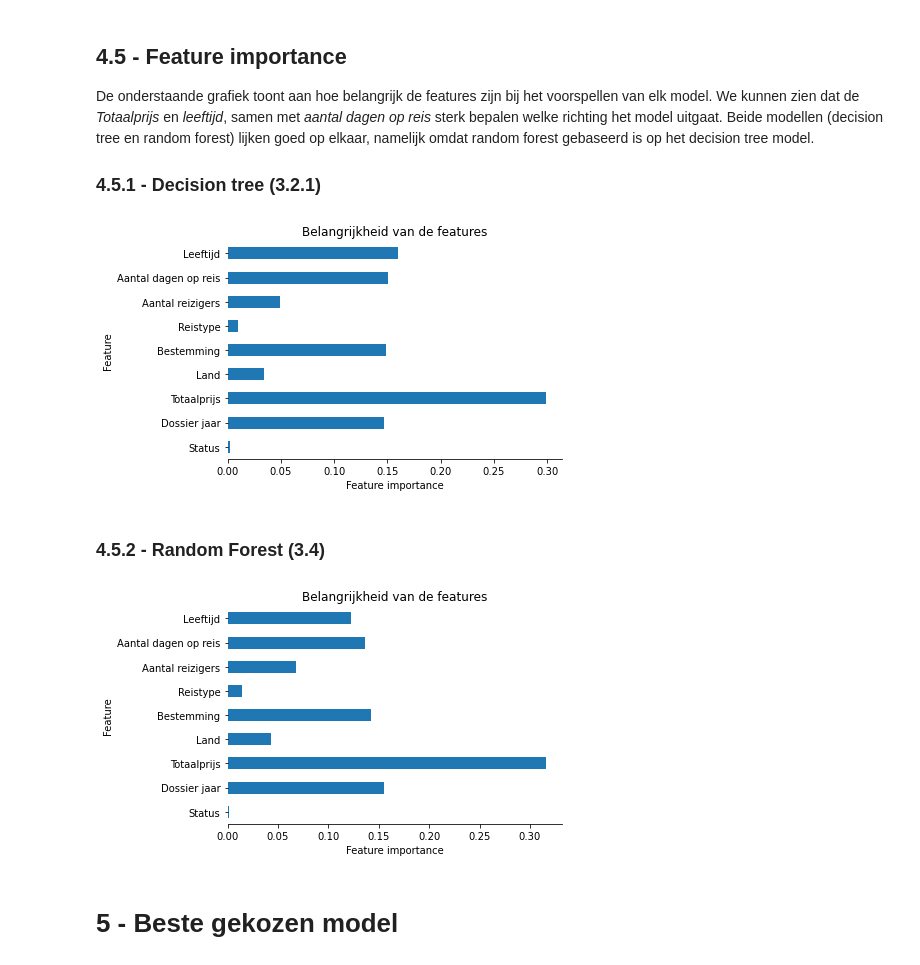
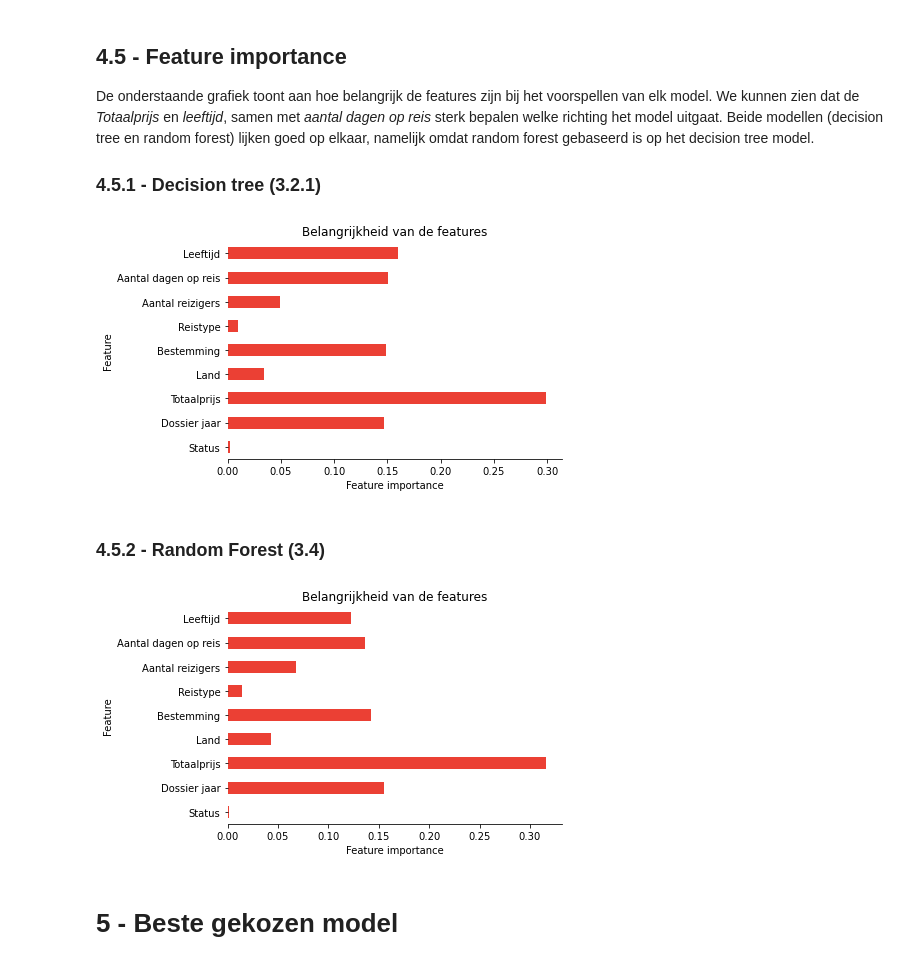
Before and after one commit to Xevro/data-science-in-python, a Jupyter notebook: Project Data Science/louis.dhont/project-deel-2.ipynb, the cells around one changed output. Cells and saved outputs as stored; diff of their text form; code cells hidden in the pictures.

```diff
--- a/Project Data Science/louis.dhont/project-deel-2.ipynb
+++ b/Project Data Science/louis.dhont/project-deel-2.ipynb
@@ -1056,21 +1056,21 @@ We kunnen zien dat de *Totaalprijs* en *leeftijd*, samen met *aantal dagen op re
 
 ### 4.5.1 - Decision tree (3.2.1)
 # %%
-bar = (pd.Series(treeModelReg.feature_importances_, index=feature_names).plot(kind='barh'));
+bar = (pd.Series(treeModelReg.feature_importances_, index=feature_names).plot(kind='barh', color= "#eb4034"));
 
 plt.xlabel("Feature importance")
 plt.ylabel("Feature")
 plt.title("Belangrijkheid van de features")
 bar.spines['top'].set_visible(False)
 bar.spines['right'].set_visible(False)
 bar.spines['left'].set_visible(False)
 plt.show();
 # %% [output]
-[figure, old version]
+[figure, new version]
 # %% [markdown]
 ### 4.5.2 - Random Forest (3.4)
 # %%
-bar = (pd.Series(forest.feature_importances_, index=feature_names).plot(kind='barh'));
+bar = (pd.Series(forest.feature_importances_, index=feature_names).plot(kind='barh', color= "#eb4034"));
 plt.xlabel("Feature importance")
 plt.ylabel("Feature")
 plt.title("Belangrijkheid van de features")
@@ -1079,7 +1079,7 @@ bar.spines['right'].set_visible(False)
 bar.spines['left'].set_visible(False)
 plt.show();
 # %% [output]
-[figure, old version]
+[figure, new version]
 # %% [markdown]
 # 5 - Beste gekozen model
 # %%
```
Also changed, not shown: parts of 2 cells of this notebook.
